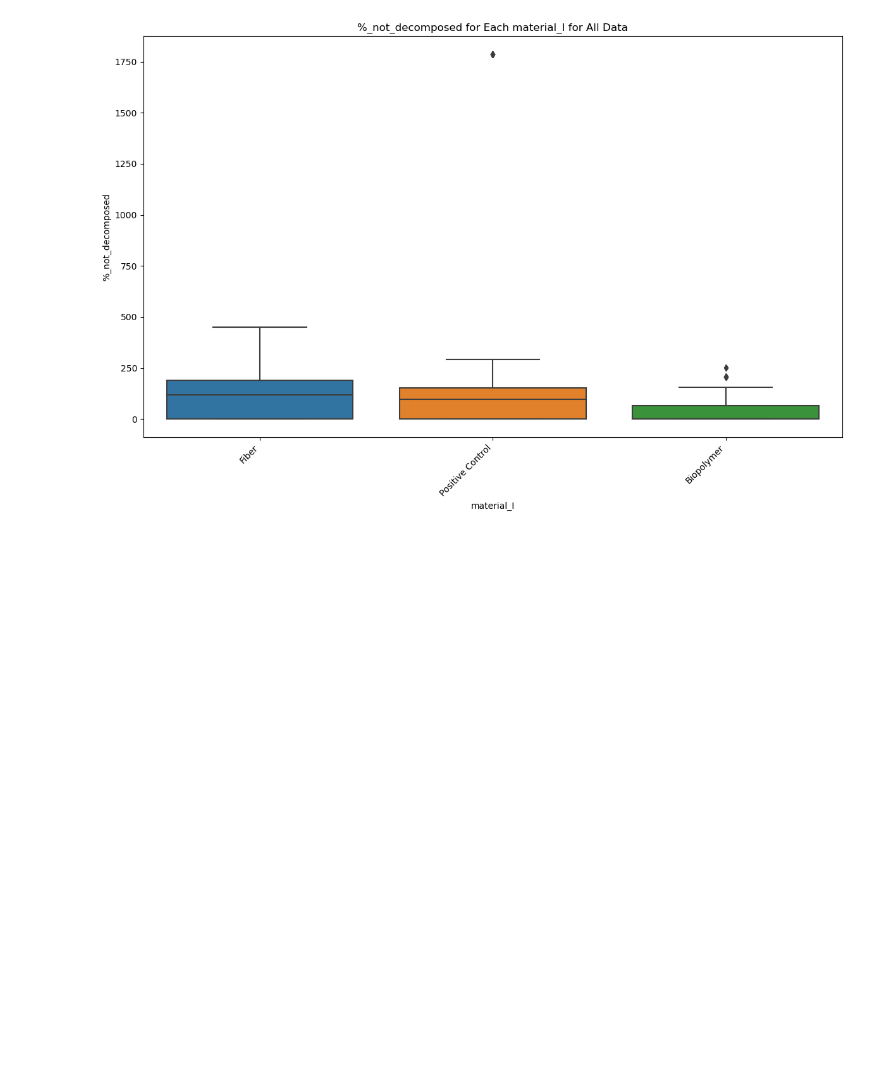
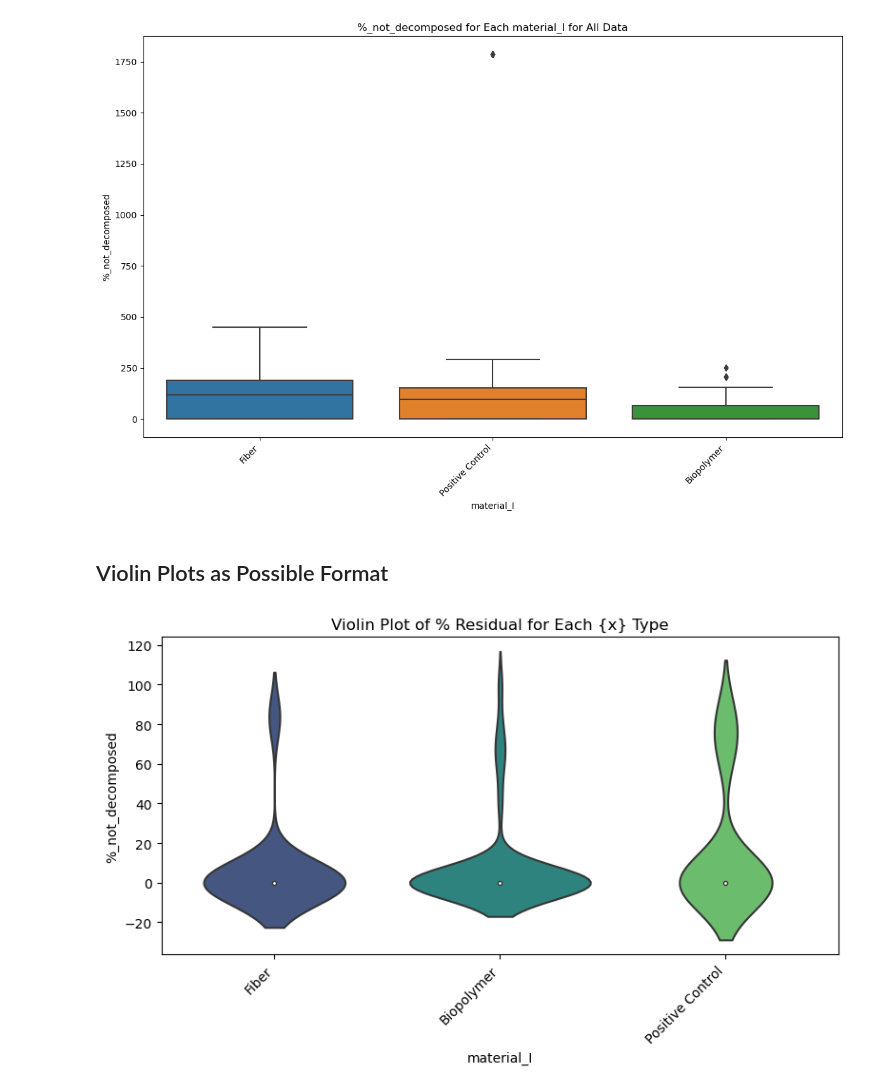
Before and after one commit to uchicago-dsi/compostable-disintegration-analysis, a Jupyter notebook: notebooks/CASP004-001 Visualizations Presentation.ipynb, the cells around one changed output. Drawn from its saved outputs; the diff is of its cells as text; code cells hidden in the pictures; blank space fills up the shorter version.

Commit message:
add violin plots

```diff
--- a/notebooks/CASP004-001 Visualizations Presentation.ipynb
+++ b/notebooks/CASP004-001 Visualizations Presentation.ipynb
@@ -91,3 +91,9 @@ Name: %_not_decomposed, dtype: float64
 bar_whisker_plot(df_end, 'material_I', '%_not_decomposed', 'for All Data')
 # %% [output]
 [figure]
+# %% [markdown]
+## Violin Plots as Possible Format
+# %%
+plot_violin(df_non_outlier, 'material_I', '%_not_decomposed')
+# %% [output]
+[figure, added]
```
